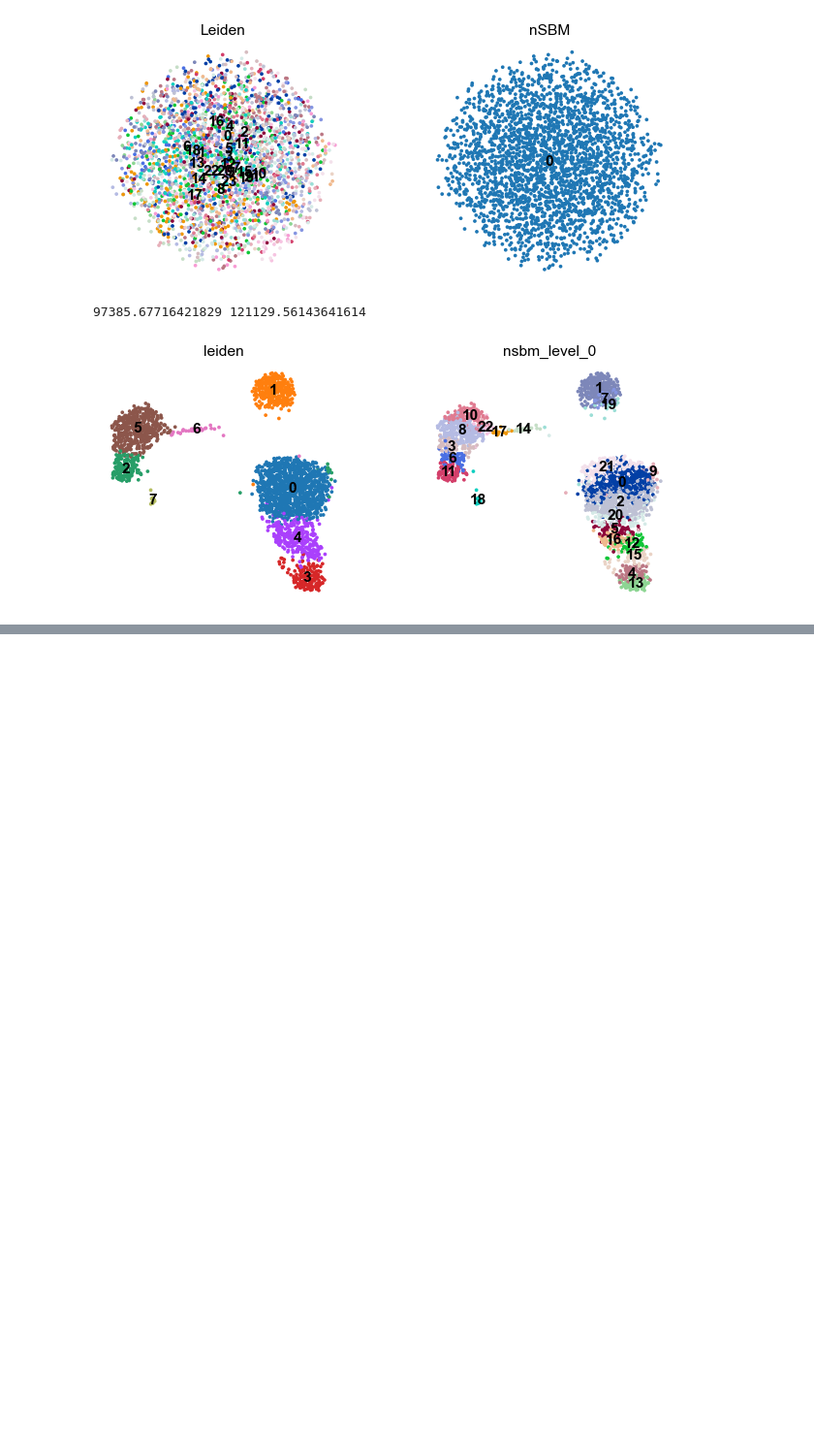
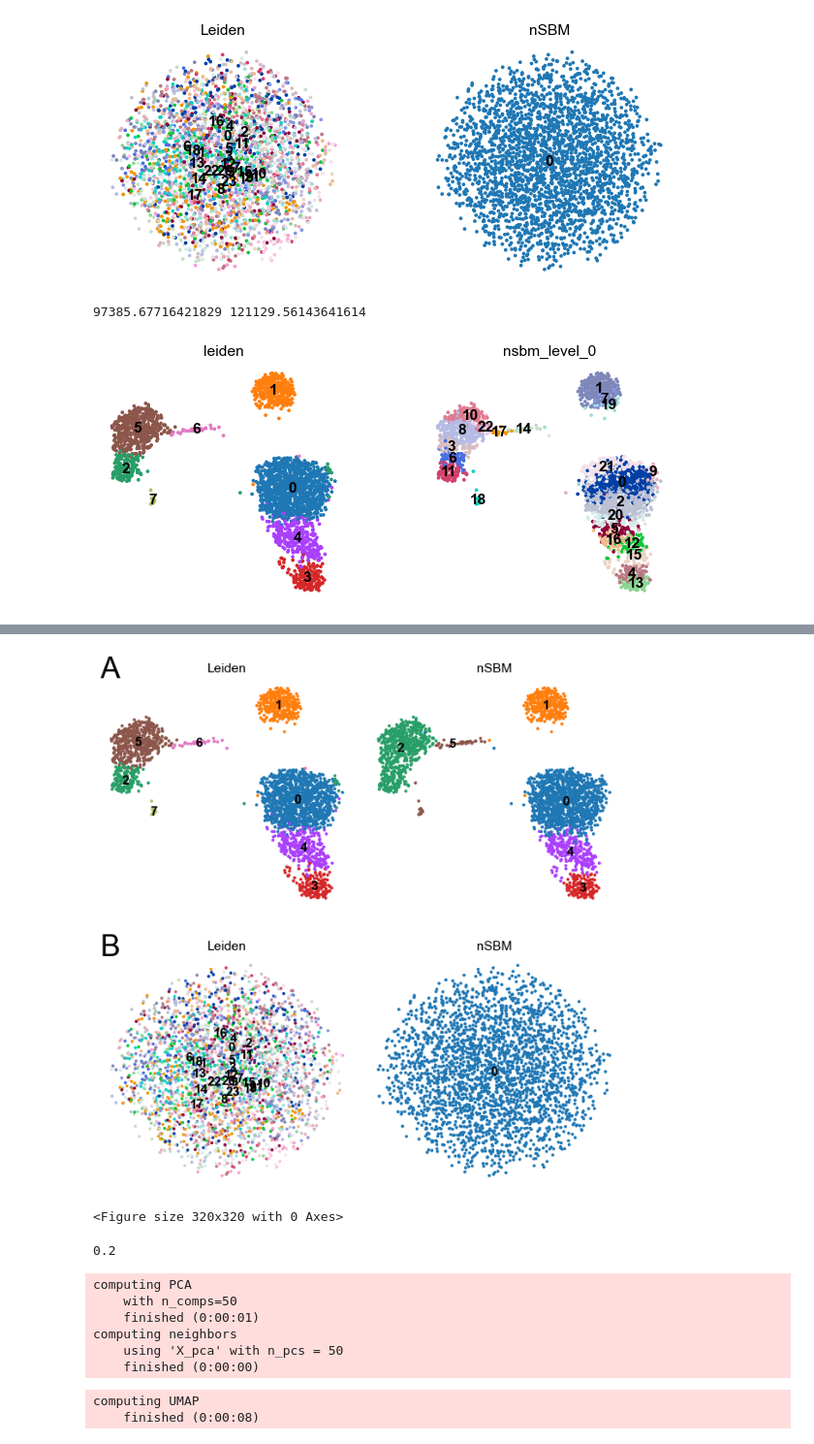
Before and after one commit to dawe/schist-notebooks, a Jupyter notebook: schist_paper/Random Data.ipynb, the cells around one changed output, grey strips where cells are left out. Shown at 97% size. Drawn from its saved outputs; the diff is of its cells as text; code cells hidden in the pictures; blank space fills up the shorter version.

```diff
--- a/schist_paper/Random Data.ipynb
+++ b/schist_paper/Random Data.ipynb
@@ -186,0 +247,39 @@ sc.pl.umap(adata, color=['leiden', 'nsbm_level_0'], legend_loc='on data',
+# %%
+fig = plt.figure(constrained_layout=False, figsize=(10, 10))
+gs = fig.add_gridspec(nrows=2, ncols=2, wspace=0.05)
+
+ax1=fig.add_subplot(gs[0, 0])
+ax2=fig.add_subplot(gs[0, 1])
+ax3=fig.add_subplot(gs[1, 0])
+ax4=fig.add_subplot(gs[1, 1])
+
+
+
+sc.pl.umap(adata, color=['leiden'], legend_loc='on data',
+           frameon=False,  title=['Leiden',], ax=ax1, show=False
+           )
+ax1.text(0, 1, 'A', size=32, transform=ax1.transAxes)
+
+
+sc.pl.umap(adata, color=['nsbm_level_1'], legend_loc='on data',
+           frameon=False,  title=['nSBM',], ax=ax2, show=False
+           )
+sc.pl.umap(rdata, color=['leiden'], legend_loc='on data',
+           frameon=False, title=['Leiden'], ax=ax3, show=False)
+ax3.text(0, 1, 'B', size=32, transform=ax3.transAxes)
+
+
+sc.pl.umap(rdata, color=['nsbm_level_0'], legend_loc='on data',
+           frameon=False, title=['nSBM'], ax=ax4)
+
+plt.tight_layout()
+plt.show()
+
+fig.savefig('Random_PBMC.pdf', dpi=300, transparent=True)
+# %% [output]
+[figure, added]
+<Figure size 320x320 with 0 Axes>
+# %%
+320/1600
+# %% [output]
+0.2
@@ -186,0 +300,15 @@ sc.pl.umap(adata, color=['leiden', 'nsbm_level_0'], legend_loc='on data',
+# %%
+sc.tl.pca(gauss_data)
+sc.pp.neighbors(gauss_data, n_neighbors=10)
+# %% [output]
+computing PCA
+    with n_comps=50
+    finished (0:00:01)
+computing neighbors
+    using 'X_pca' with n_pcs = 50
+    finished (0:00:00)
+# %%
+sc.tl.umap(gauss_data)
+# %% [output]
+computing UMAP
+    finished (0:00:08)
```
Also changed, not shown: parts of 63 cells of this notebook, 25 other files.
